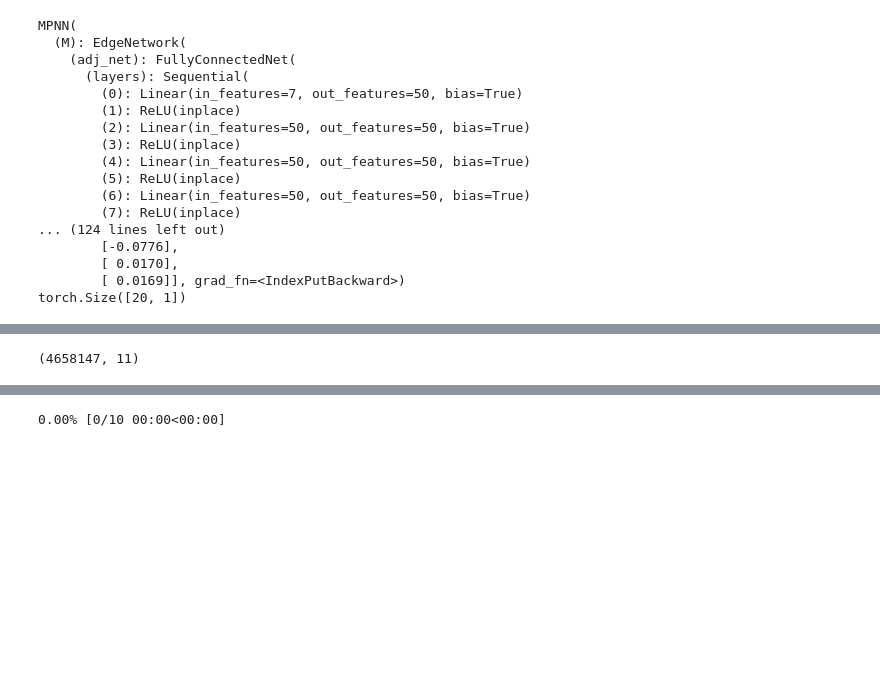
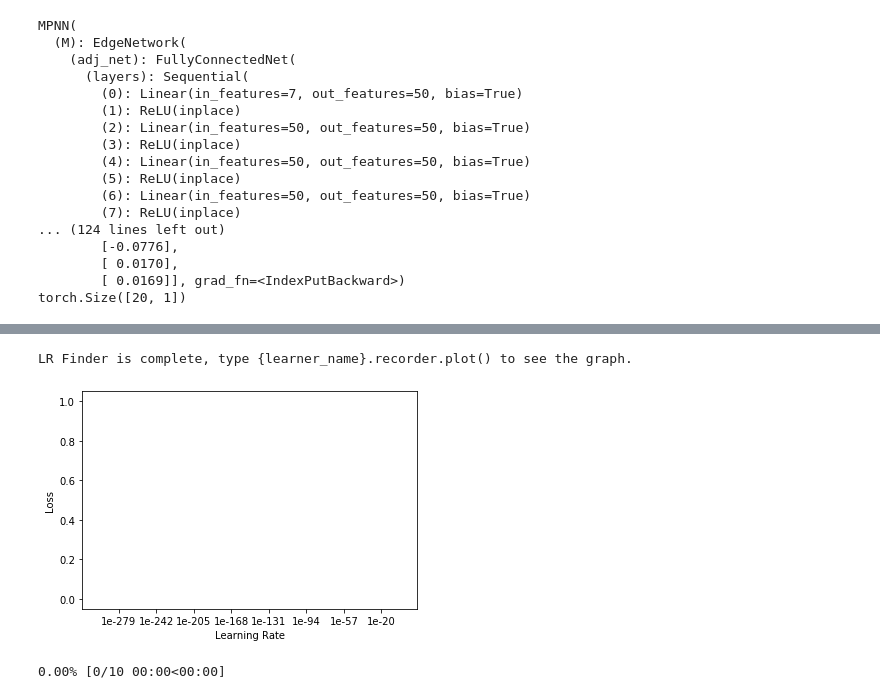
Before and after one commit to robinniesert/kaggle-champs, a Jupyter notebook: nbs/mpnn_cuda-Copy1.ipynb, the cells around one changed output, grey strips where cells are left out. Drawn from its saved outputs; the diff is of its cells as text; code cells hidden in the pictures; blank space fills up the shorter version.

```diff
--- a/nbs/mpnn_cuda-Copy1.ipynb
+++ b/nbs/mpnn_cuda-Copy1.ipynb
@@ -512,10 +540,7 @@ torch.Size([20, 1])
 # %%
 learn = Learner(db, model, metrics=[mean_absolute_error], callback_fns=GroupMeanLogMAE,
                 wd=wd, loss_func=root_mean_squared_error)
-# %%
-train_df.shape
-# %% [output]
-(4658147, 11)
 # %%
-# learn.lr_find(start_lr=1e-6, end_lr=1.0, num_it=1000, stop_div=True)
-# learn.recorder.plot()
+learn.lr_find(start_lr=1e-6, end_lr=1.0, num_it=1, stop_div=True)
+learn.recorder.plot()
+# %% [output]
@@ -522,3 +548,5 @@ train_df.shape
+LR Finder is complete, type {learner_name}.recorder.plot() to see the graph.
+[figure, added]
 # %%
 learn.fit_one_cycle(10, max_lr=1e-3, callbacks=[SaveModelCallback(learn, every='improvement', mode='min',
                                                                  monitor='group_mean_log_mae',  name='mpnn1')])
```
Also changed, not shown: parts of 4 cells of this notebook, 2 other files.
